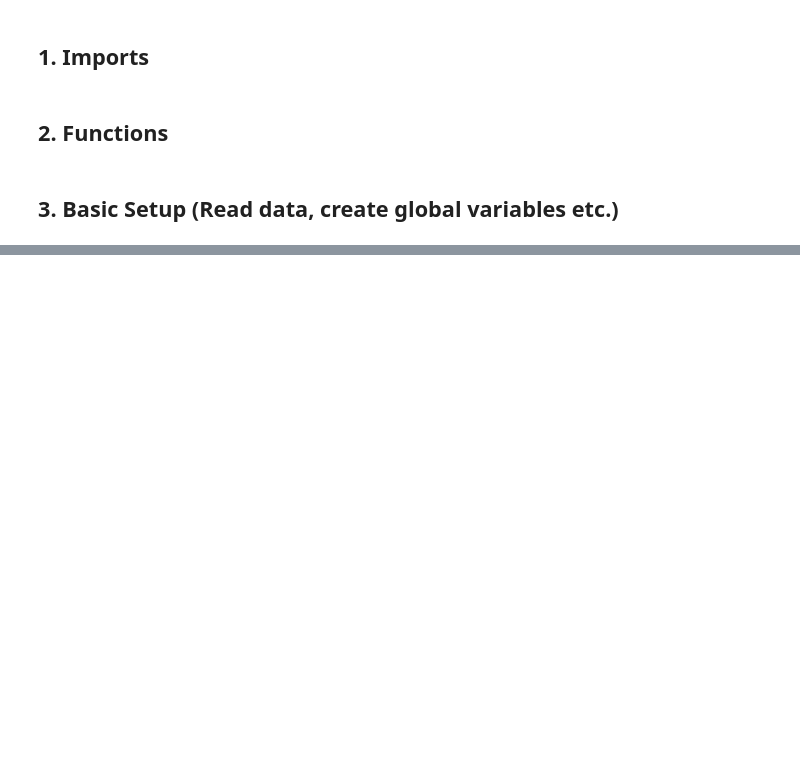
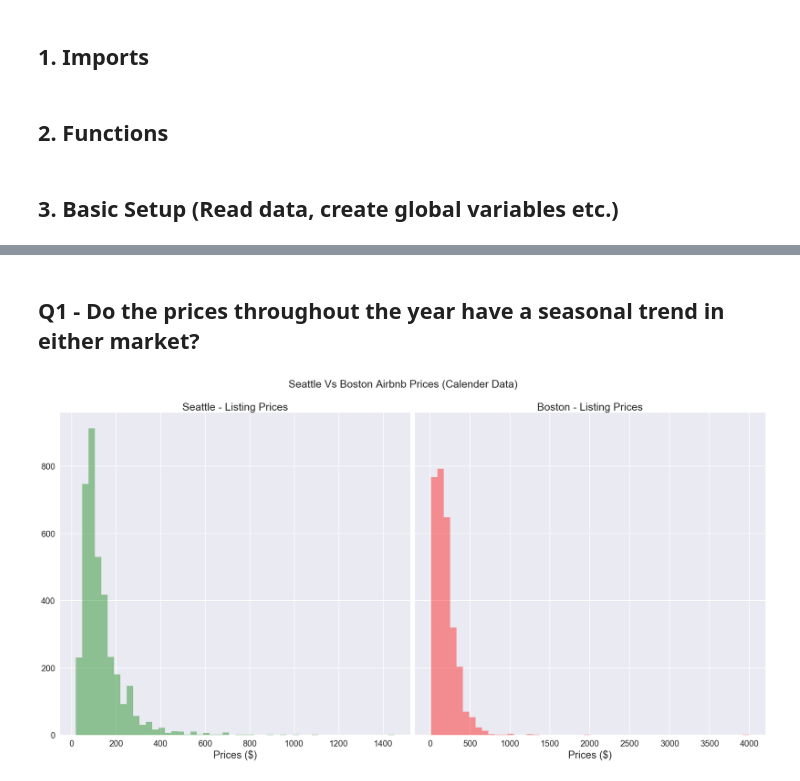
Before and after one commit to WarwickR92/Airbnb-Market-Analysis, a Jupyter notebook: Data_Processing (Prepare Data).ipynb, the cells around one changed output, grey strips where cells are left out. Saved outputs shown, nothing was run; the diff lists cells and outputs as text; code cells hidden in the pictures; blank space fills up the shorter version.

Commit message:
Airbnb Updates

```diff
--- a/Data_Processing (Prepare Data).ipynb
+++ b/Data_Processing (Prepare Data).ipynb
@@ -128,0 +64,5 @@ plt.tight_layout()
+# %%
+# Plotting settings
+style.use('seaborn-poster') #sets the size of the charts
+style.use('seaborn-darkgrid')
+plt.rcParams['font.family'] = "sans serif"
@@ -128,0 +108,20 @@ plt.tight_layout()
+# %% [markdown]
+## Q1 - Do the prices throughout the year have a seasonal trend in either market?
+# %%
+# First I will look at the price metric in the calender data
+Seattle_prices = Seattle_Cal_clean.groupby('listing_id').median().round()
+Boston_prices = Boston_Cal_clean.groupby('listing_id').median().round()
+# %%
+# Setup the graphs and add the main title
+fig, (ax1, ax2) = plt.subplots(figsize=(24,12), ncols=2, sharey=True)
+plt.suptitle("Seattle Vs Boston Airbnb Prices (Calender Data)", y = 1.05, fontsize=25)
+
+# Plots the Seattle Graph with title & axis
+plot_histogram(Seattle_prices, 'price', 'Seattle', ax1, binsize=50, x_label='Prices ($)', color='green')
+
+# Plots the Boston Graph with title & axis
+plot_histogram(Boston_prices, 'price', 'Boston', ax2, binsize=50, x_label='Prices ($)', color='red')
+
+plt.tight_layout()
+# %% [output]
+[figure, added]
```
Also changed, not shown: parts of 49 cells of this notebook, 4 other files.
